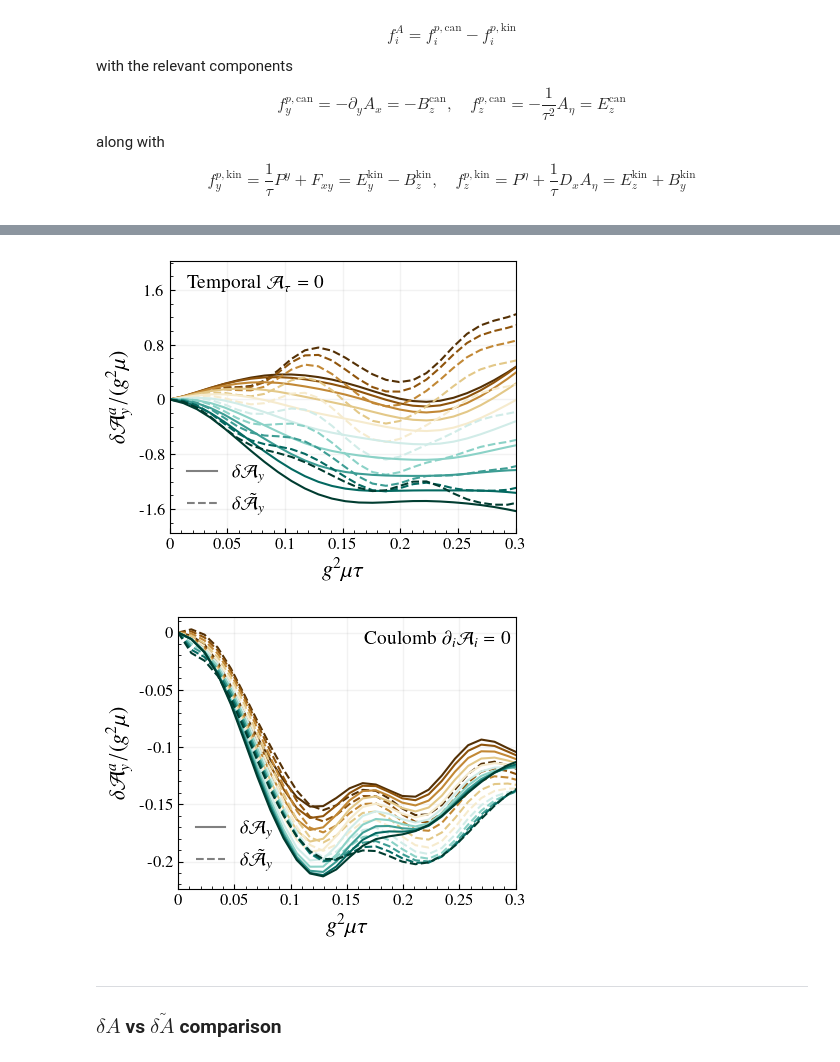
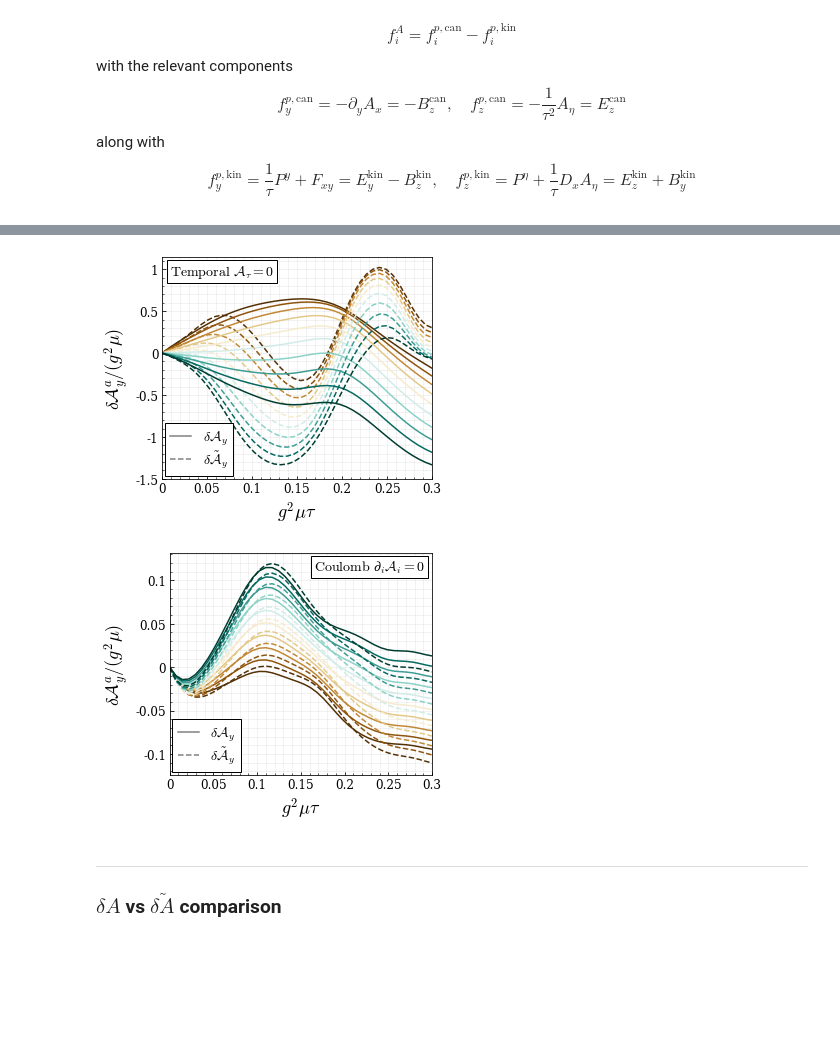
Before and after one commit to avramescudana/curraun, a Jupyter notebook: notebooks/classical_quantum_qhat_coulomb.ipynb, the cells around one changed output, grey strips where cells are left out. Cells and saved outputs as stored; diff of their text form; code cells hidden in the pictures; blank space fills up the shorter version.

Commit message:
Kinetic and canonic momentum broadenings, plots for paper.

```diff
--- a/notebooks/classical_quantum_qhat_coulomb.ipynb
+++ b/notebooks/classical_quantum_qhat_coulomb.ipynb
@@ -9,12 +9,10 @@ import numpy as np
 hbarc = 0.197326
 
 # Simulation box
-L = 1.0
-N = 128
-# N = 256
+L = 2.5
+N = 512
 tau_sim = 0.3
-# DTS = 4
-DTS = 16
+DTS = 8
 
 # Derived parameters
 a = L/N
@@ -26,7 +24,7 @@ nplus = maxt//DTS
 # Glasma fields
 su_group = 'su3'
 uv = 10.0
-ir = 0.2
+ir = 0.3
 g2mu = 1.5
 
 g = 2
@@ -40,6 +38,7 @@ quark = 'jet' # 'jet' or 'static'
 
 # coulomb_gauge_mode = 'every_step' # 'none' or 'every_step' or 'initial'
 coulomb_gauge_mode = 'initial'
+alpha = 5
 # %% [markdown]
 ### Enviroment variables
 # %%
@@ -156,7 +155,7 @@ def simulate_qhat(ev, coulomb_gauge_mode='none'):
 
             if apply_coulomb:
                 # Create Coulomb gauge transformation object
-                c = coulomb.CoulombGaugeTransf(s)
+                c = coulomb.CoulombGaugeTransf(s, alpha=alpha)
 
                 # Copy c to device if using CUDA (s is already on device)
                 if use_cuda:
@@ -622,20 +685,18 @@ from matplotlib.lines import Line2D
 import numpy as np
 from curraun.su3 import get_algebra_factors_from_group_element_approximate
 
-plt.rcParams.update({
-    "text.usetex": True,
-    "font.family": "serif",
-    "text.latex.preamble": r"\usepackage{txfonts}"
-})
+plt.rcParams['font.family'] = 'DejaVu Serif'
+plt.rcParams['font.serif'] = ['DejaVu Serif']
+plt.rcParams['mathtext.fontset'] = 'cm'
 
-fig, ax = plt.subplots(figsize=(4.5, 3.5))
+fig, ax = plt.subplots(figsize=(5, 4))
 
 ntraj = 10
 cmap_rb = plt.cm.get_cmap('BrBG', 20)
 colors = [cmap_rb(i) for i in np.linspace(0, 1, ntraj)]
 
 i = 1  # y direction
-na = 0  # algebra factor index (0-7 for SU(3))
+na = 4  # algebra factor index (0-7 for SU(3))
 
 # Extract algebra factors from group elements
 def get_algebra_factor(data, traj_idx, direction, algebra_idx):
@@ -661,28 +722,30 @@ ax.xaxis.set_major_formatter(mticker.FuncFormatter(lambda x, _: '{:g}'.format(x)
 ax.yaxis.set_major_formatter(mticker.FuncFormatter(lambda x, _: '{:g}'.format(x)))
 
 ax.xaxis.set_major_locator(mticker.MultipleLocator(0.05))
-ax.yaxis.set_major_locator(mticker.MultipleLocator(0.8))
+# ax.yaxis.set_major_locator(mticker.MultipleLocator(0.8))
 
-ax.set_xlabel(r"$g^2\mu\tau$", fontsize=16)
-ax.set_ylabel(r"$\delta \mathcal{A}^a_y/(g^2\mu)$", fontsize=16)
-ax.grid(color='gray', linestyle='-', linewidth=1, alpha=0.1)
+ax.set_xlabel(r"$g^2\mu\tau$", fontsize=18)
+ax.set_ylabel(r"$\delta \mathcal{A}^a_y/(g^2\mu)$", fontsize=18)
+ax.grid(which='major', color='gray', linestyle='-', linewidth=1, alpha=0.1)
 ax.tick_params(axis='both', which='major', direction='in', labelsize=12)
 ax.minorticks_on()
+ax.grid(which='minor', color='gray', linestyle='-', linewidth=1, alpha=0.1)
 ax.tick_params(axis='both', which='minor', direction='in')
 
 legend_elements = [
     Line2D([0], [0], color='gray', lw=1.5, linestyle='-', label=r'$\delta\mathcal{A}_y$'),
     Line2D([0], [0], color='gray', lw=1.5, linestyle='--', label=r'$\delta\tilde{\mathcal{A}}_y$'),
 ]
-ax.legend(handles=legend_elements, fontsize=14, frameon=False, loc='lower left', handlelength=1.5)
+legend1 = ax.legend(handles=legend_elements, fontsize=14, loc='lower left', handlelength=1.5, frameon=True, facecolor='white', edgecolor='black', framealpha=1.0, borderpad=0.1, labelspacing=0.1)
+legend1.get_frame().set_boxstyle("square")
 
-ax.text(0.05, 0.9, r'$\mathrm{Temporal}\,\,\mathcal{A}_\tau=0$', transform=ax.transAxes, fontsize=14)
+ax.text(0.03, 0.92, r'$\mathrm{Temporal}\,\,\mathcal{A}_\tau=0$', transform=ax.transAxes, fontsize=14, bbox=dict(boxstyle='square', facecolor='white', edgecolor='black', alpha=1.0, pad=0.2))
 
 plt.tight_layout()
 plt.savefig(f'intfa_deltaa_y_no_coulomb_{quark}_n_{N}.pdf', facecolor='w')
 plt.show()
 # %% [output]
-[figure, old version]
+[figure, new version]
 # %%
 import matplotlib.pyplot as plt
 import matplotlib.ticker as mticker
@@ -690,13 +753,11 @@ from matplotlib.lines import Line2D
 import numpy as np
 from curraun.su3 import get_algebra_factors_from_group_element_approximate
 
-plt.rcParams.update({
-    "text.usetex": True,
-    "font.family": "serif",
-    "text.latex.preamble": r"\usepackage{txfonts}"
-})
+plt.rcParams['font.family'] = 'DejaVu Serif'
+plt.rcParams['font.serif'] = ['DejaVu Serif']
+plt.rcParams['mathtext.fontset'] = 'cm'
 
-fig, ax = plt.subplots(figsize=(4.5, 3.5))
+fig, ax = plt.subplots(figsize=(5, 4))
 
 ntraj = 10
 cmap_rb = plt.cm.get_cmap('BrBG', 20)
@@ -717,39 +778,41 @@ def get_algebra_factor(data, traj_idx, direction, algebra_idx):
     return result
 
 for j in range(ntraj):
     da_algebra = get_algebra_factor(da_coulomb, j, i, na)
     intfa_algebra = get_algebra_factor(intfa_coulomb, j, i, na)
     ax.plot(g2mu * tau, da_algebra * E0 / g2mu, linewidth=1.5, linestyle='--', color=colors[j])
     ax.plot(g2mu * tau, intfa_algebra * E0 / g2mu, linewidth=1.5, color=colors[j])
 
 # ax.set_xlim([0, max(tau)])
 ax.set_xlim([0, 0.3])
 
 ax.xaxis.set_major_formatter(mticker.FuncFormatter(lambda x, _: '{:g}'.format(x)))
 ax.yaxis.set_major_formatter(mticker.FuncFormatter(lambda x, _: '{:g}'.format(x)))
 
 ax.xaxis.set_major_locator(mticker.MultipleLocator(0.05))
 
-ax.set_xlabel(r"$g^2\mu\tau$", fontsize=16)
-ax.set_ylabel(r"$\delta \mathcal{A}^a_y/(g^2\mu)$", fontsize=16)
-ax.grid(color='gray', linestyle='-', linewidth=1, alpha=0.1)
+ax.set_xlabel(r"$g^2\mu\tau$", fontsize=18)
+ax.set_ylabel(r"$\delta \mathcal{A}^a_y/(g^2\mu)$", fontsize=18)
+ax.grid(which='major', color='gray', linestyle='-', linewidth=1, alpha=0.1)
 ax.tick_params(axis='both', which='major', direction='in', labelsize=12)
 ax.minorticks_on()
+ax.grid(which='minor', color='gray', linestyle='-', linewidth=1, alpha=0.1)
 ax.tick_params(axis='both', which='minor', direction='in')
 
 legend_elements = [
     Line2D([0], [0], color='gray', lw=1.5, linestyle='-', label=r'$\delta\mathcal{A}_y$'),
     Line2D([0], [0], color='gray', lw=1.5, linestyle='--', label=r'$\delta\tilde{\mathcal{A}}_y$'),
 ]
-ax.legend(handles=legend_elements, fontsize=14, frameon=False, loc='lower left', handlelength=1.5)
+legend1 = ax.legend(handles=legend_elements, fontsize=14, loc='lower left', handlelength=1.5, frameon=True, facecolor='white', edgecolor='black', framealpha=1.0, borderpad=0.1, labelspacing=0.1)
+legend1.get_frame().set_boxstyle("square")
 
-ax.text(0.55, 0.9, r'$\mathrm{Coulomb}\,\,\partial_i\mathcal{A}_i=0$', transform=ax.transAxes, fontsize=14)
+ax.text(0.55, 0.92, r'$\mathrm{Coulomb}\,\,\partial_i\mathcal{A}_i=0$', transform=ax.transAxes, fontsize=14, bbox=dict(boxstyle='square', facecolor='white', edgecolor='black', alpha=1.0, pad=0.2))
 
 plt.tight_layout()
 plt.savefig(f'intfa_deltaa_y_coulomb_{quark}_n_{N}.pdf', facecolor='w')
 plt.show()
 # %% [output]
-[figure, old version]
+[figure, new version]
 # %% [markdown]
 ---
 ### $\delta A$ vs $\delta\tilde{A}$ comparison
```
Also changed, not shown: parts of 16 cells of this notebook, 1 other file.
